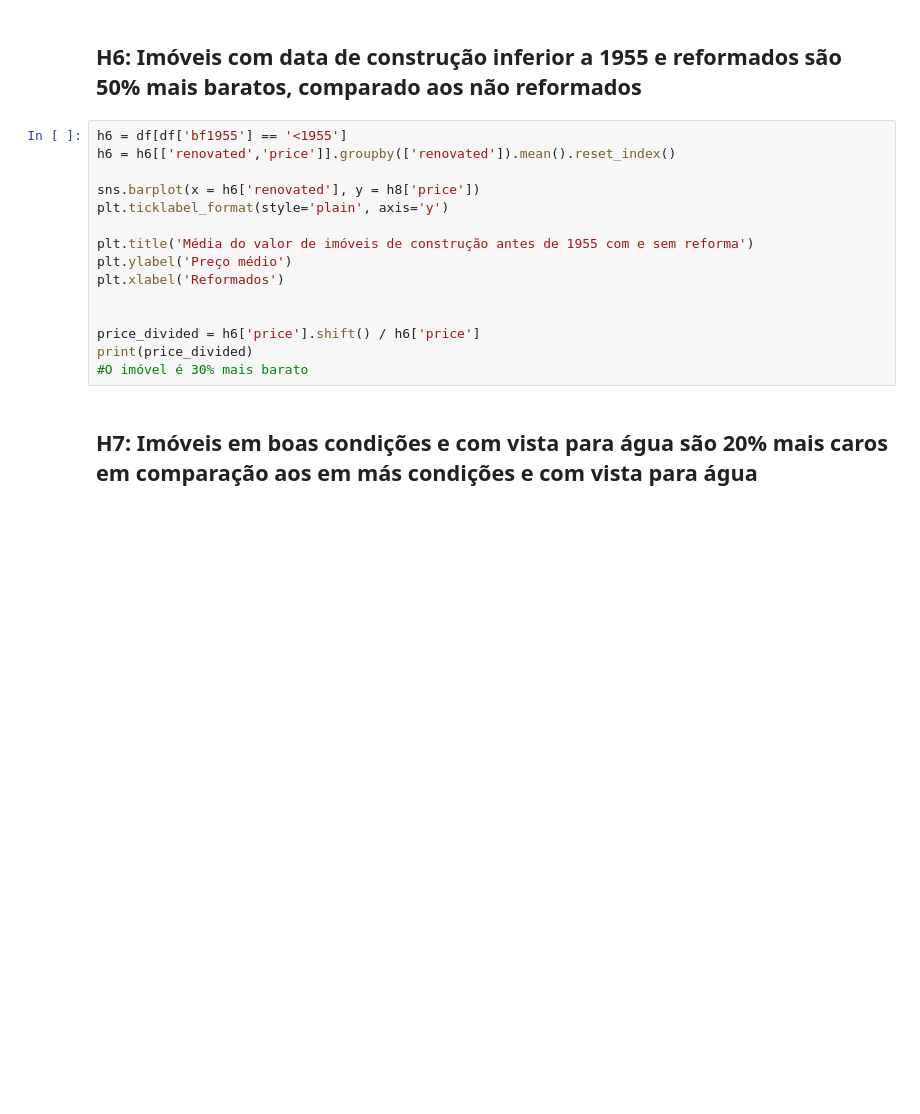
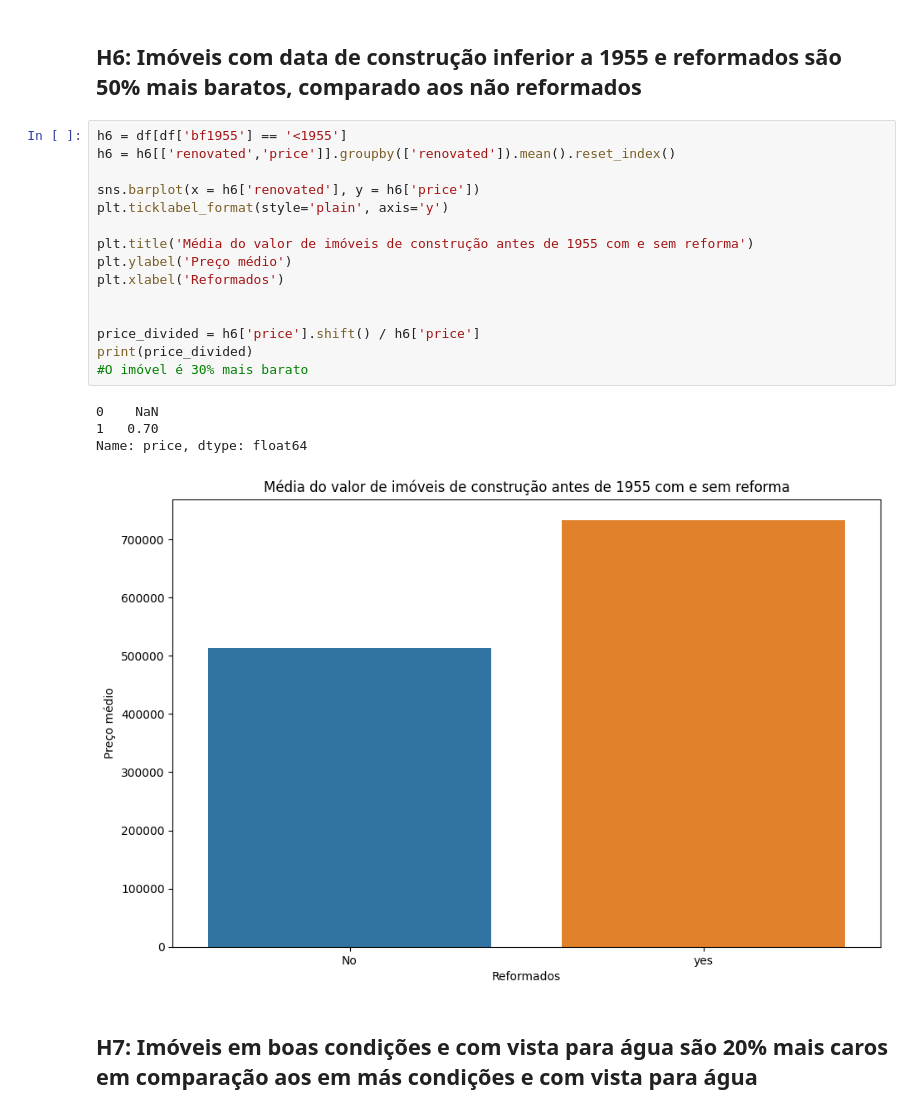
Before and after one commit to RafaelFreire92/rocket-house-project, a Jupyter notebook: Insights.ipynb, the cells around one changed output. Drawn from its saved outputs; the diff is of its cells as text; blank space fills up the shorter version.

```diff
--- a/Insights.ipynb
+++ b/Insights.ipynb
@@ -205,18 +338,23 @@ h5.head()
 # %%
 h6 = df[df['bf1955'] == '<1955']
 h6 = h6[['renovated','price']].groupby(['renovated']).mean().reset_index()
 
-sns.barplot(x = h6['renovated'], y = h8['price'])
+sns.barplot(x = h6['renovated'], y = h6['price'])
 plt.ticklabel_format(style='plain', axis='y')
 
 plt.title('Média do valor de imóveis de construção antes de 1955 com e sem reforma')
 plt.ylabel('Preço médio')
 plt.xlabel('Reformados')
 
 
 price_divided = h6['price'].shift() / h6['price']
 print(price_divided)
 #O imóvel é 30% mais barato
+# %% [output]
+0    NaN
+1   0.70
+Name: price, dtype: float64
+[figure, added]
 # %% [markdown]
 ## H7: Imóveis em boas condições e com vista para água são 20% mais caros em comparação aos em más condições e com vista para água
 # %%
```
Also changed, not shown: parts of 26 cells of this notebook, 1 other file.
